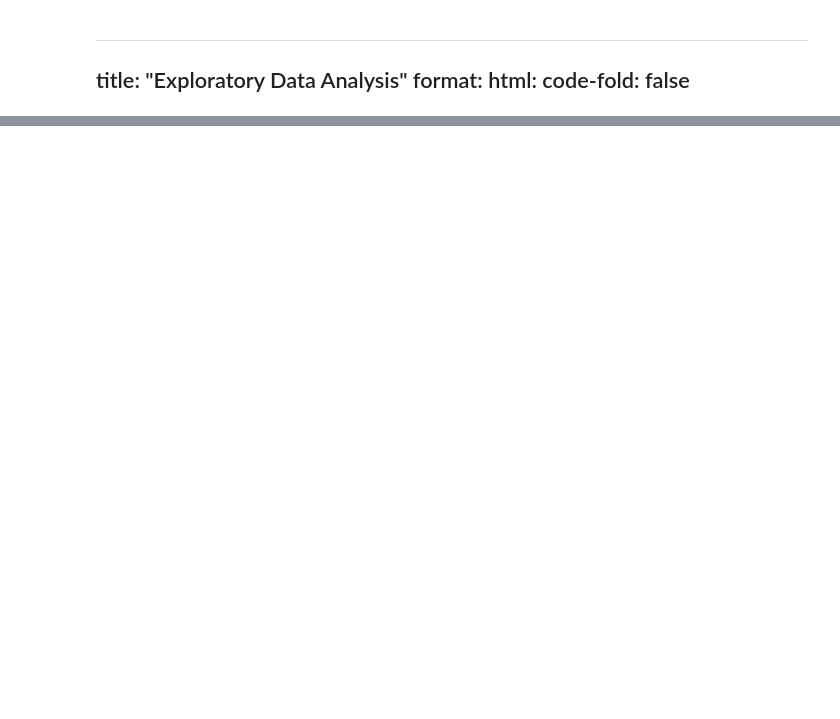
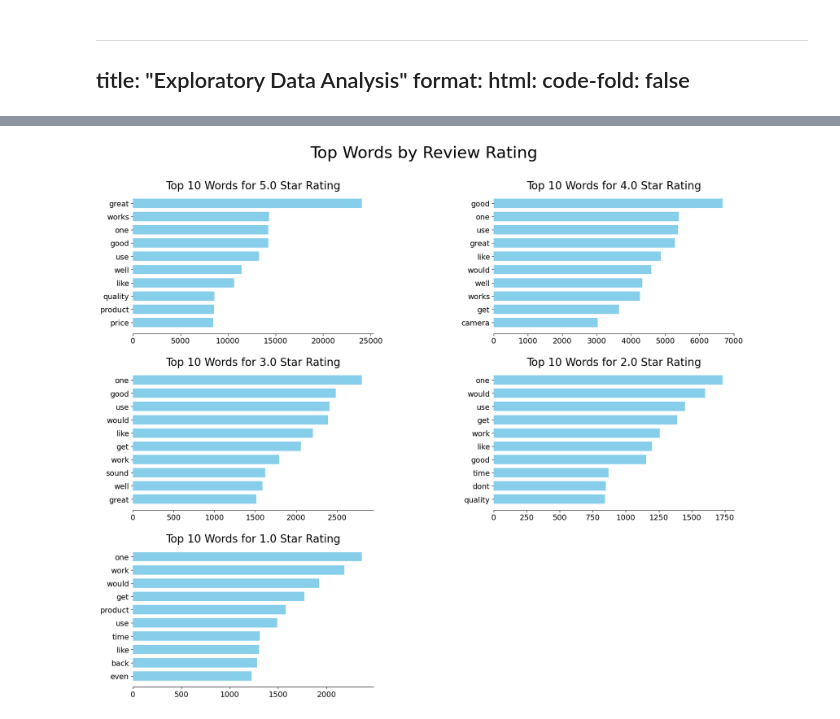
Before and after one commit to sm110101/portfolio_site, a Jupyter notebook: technical-details/eda/main.ipynb, the cells around one changed output, grey strips where cells are left out. Drawn from its saved outputs; the diff is of its cells as text; code cells hidden in the pictures; blank space fills up the shorter version.

Commit message:
Added additions to eda page including basic summary stats and unigram/bigram analysis, added LLM references and outside source references

```diff
--- a/technical-details/eda/main.ipynb
+++ b/technical-details/eda/main.ipynb
@@ -46,0 +183,59 @@ import nltk
+# %%
+def plot_top_words_by_rating(reviews, n_top_words=10):
+    """
+    This function will plot the "n_top_words" based on user rating
+    """
+    # Initialize the CountVectorizer
+    vectorizer = CountVectorizer(max_features=n_top_words)
+
+    # Getting unique values for user review ratings
+    ratings = sorted(reviews['reviewRating'].unique(), reverse=True)
+
+    ######### See [4] in references
+    # Determine grid size (2x2, 3x3, etc.)
+    n_rows = int(np.ceil(len(ratings) / 2))  # 2 columns per row
+    n_cols = 2
+    #########
+
+    # Initialize figure
+    fig, axes = plt.subplots(n_rows, n_cols, figsize=(20, 5 * n_rows))
+    axes = axes.flatten()
+
+    # Loop through review ratings
+    for idx, rating in enumerate(ratings):
+        # Only look at reviews that have the current rating we are looping for
+        filtered_reviews = reviews[reviews['reviewRating'] == rating]['reviewTextClean']
+
+        # Fitting and transforming the reviews
+        X = vectorizer.fit_transform(filtered_reviews)
+        terms = vectorizer.get_feature_names_out() # This function extracts the actual term names from the fequency matrix
+        frequencies = X.sum(axis=0).A1 # Here, we are taking the column sums (word totals) across all of the data
+
+        # Sorting terms by frequency
+        top_features_ind = frequencies.argsort()[-n_top_words:]
+        top_features = terms[top_features_ind]
+        weights = frequencies[top_features_ind]
+
+        # Ploting top n words
+        ax = axes[idx]
+        ax.barh(top_features, weights, height=0.7, color="skyblue")
+        ax.set_title(f"Top {n_top_words} Words for {rating} Star Rating", fontdict={"fontsize": 20})
+        ax.tick_params(axis="both", which="major", labelsize=14)
+        for i in "top right left".split():
+            ax.spines[i].set_visible(False)
+
+
+    ######## See [5] in references
+    # Hide any unused subplots
+    for i in range(len(ratings), len(axes)):
+        fig.delaxes(axes[i])
+    ########
+
+    fig.suptitle("Top Words by Review Rating", fontsize=30)
+    plt.subplots_adjust(top=0.90, bottom=0.05, wspace=0.5, hspace=0.25)
+    plt.show()
+
+
+plot_top_words_by_rating(reviews, n_top_words=10)
+# %% [output]
+[figure, added]
```
Also changed, not shown: parts of 26 cells of this notebook, 35 other files.
